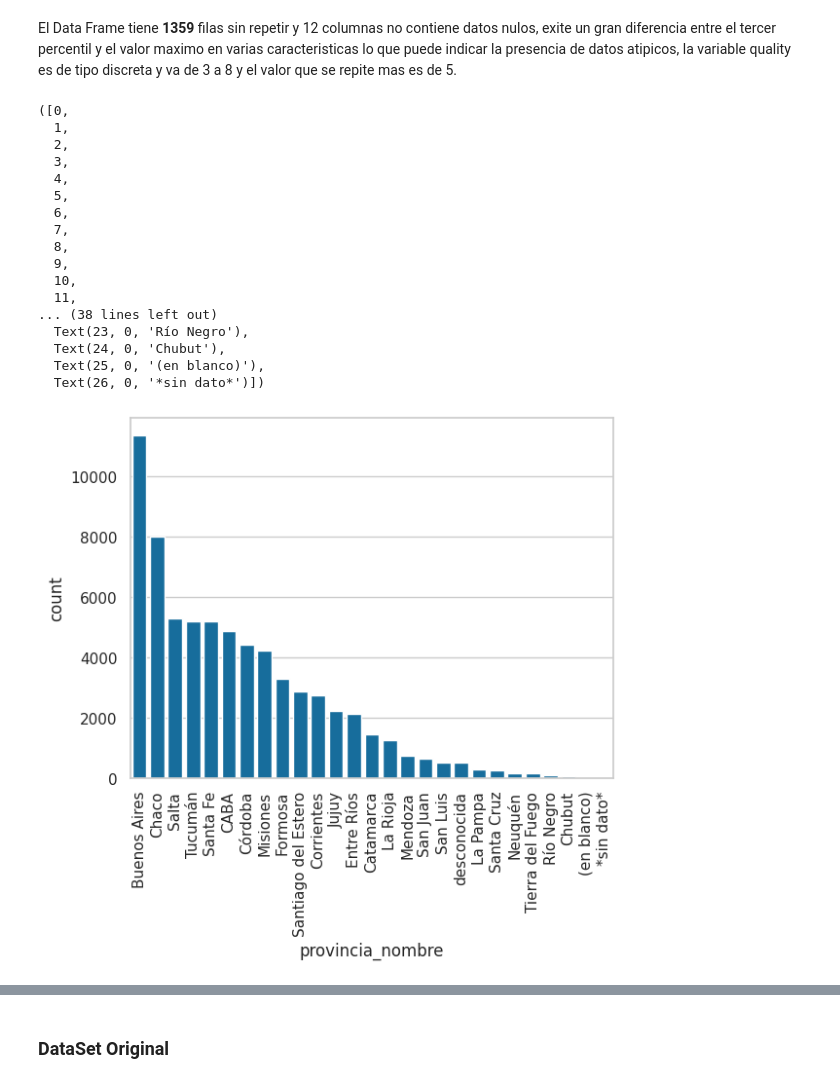
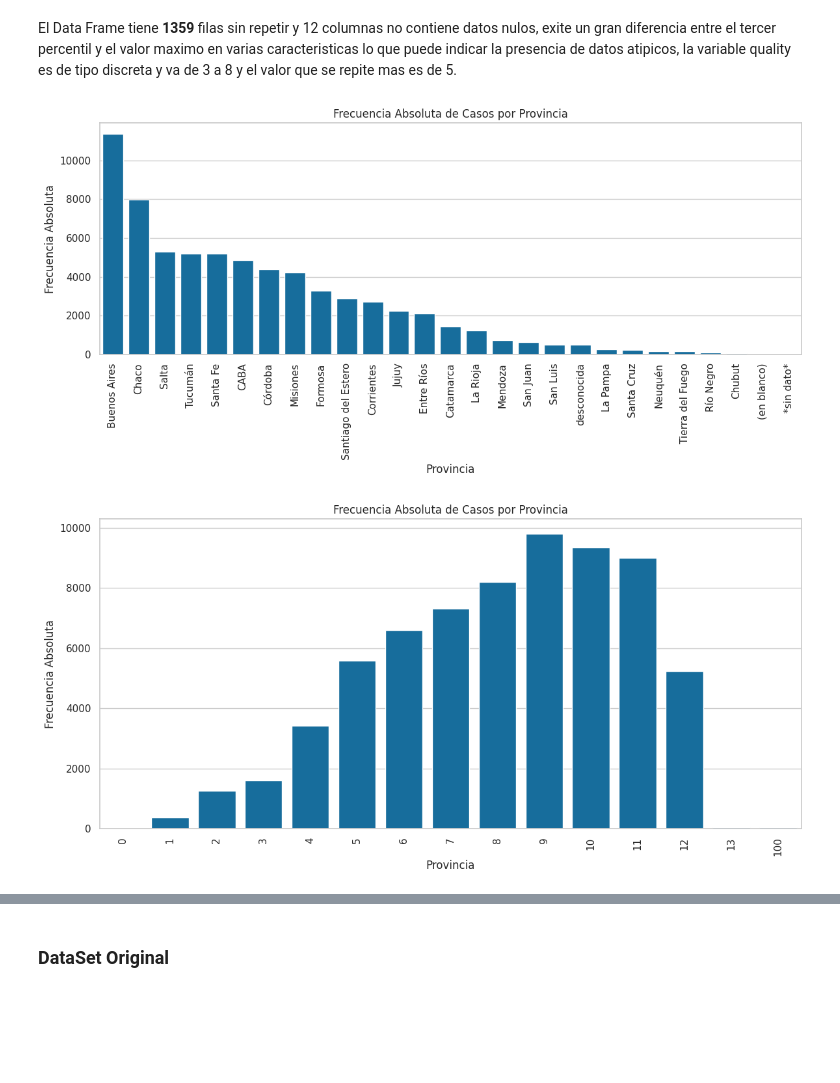
Before and after one commit to migue212852/SistemaSalud, a Jupyter notebook: Análisis_Casos_de_Dengue_en_Arg.ipynb, the cells around one changed output, grey strips where cells are left out. Saved outputs shown, nothing was run; the diff lists cells and outputs as text; code cells hidden in the pictures; blank space fills up the shorter version.

```diff
--- a/Análisis_Casos_de_Dengue_en_Arg.ipynb
+++ b/Análisis_Casos_de_Dengue_en_Arg.ipynb
@@ -251,27 +288,39 @@ df['anio'].value_counts()
 dtype: int64
 # %% [markdown]
 El Data Frame tiene **1359** filas sin repetir y 12 columnas no contiene datos nulos, exite un gran diferencia entre el tercer percentil y el valor maximo en varias caracteristicas lo que puede indicar la presencia de datos atipicos, la variable quality es de tipo discreta y va de 3 a 8 y el valor que se repite mas es de 5.
-# %%
-sns.set(style="whitegrid", palette="colorblind")
-
-sns.countplot(data=df, x='provincia_nombre', order=df['provincia_nombre'].value_counts().index)
-plt.xticks(rotation=90)
-# %% [output]
-([0,
-  1,
-  2,
-  3,
-  4,
-  5,
-  6,
-  7,
-  8,
-  9,
-  10,
-  11,
-... (38 lines left out)
-  Text(23, 0, 'Río Negro'),
-  Text(24, 0, 'Chubut'),
-  Text(25, 0, '(en blanco)'),
-  Text(26, 0, '*sin dato*')])
-[figure, removed]
+# %%
+# Crear un gráfico de barras ordenado por frecuencia
+plt.figure(figsize=(12, 6))  # Ajustar el tamaño de la figura
+sns.countplot(data=df, x='provincia_nombre', order=df['provincia_nombre'].value_counts().index)
+
+# Rotar las etiquetas del eje X para mayor claridad
+plt.xticks(rotation=90)
+
+# Agregar título y etiquetas a los ejes
+plt.title('Frecuencia Absoluta de Casos por Provincia')
+plt.xlabel('Provincia')
+plt.ylabel('Frecuencia Absoluta')
+
+# Mostrar el gráfico
+plt.tight_layout()  # Ajustar los márgenes para evitar solapamientos
+plt.show()
+# %% [output]
+[figure, added]
+# %%
+# Crear un gráfico de barras ordenado por frecuencia
+plt.figure(figsize=(12, 6))  # Ajustar el tamaño de la figura
+sns.countplot(data=df, x='grupo_edad_id')#, order=df['grupo_edad_id'].value_counts().index)
+
+# Rotar las etiquetas del eje X para mayor claridad
+plt.xticks(rotation=90)
+
+# Agregar título y etiquetas a los ejes
+plt.title('Frecuencia Absoluta de Casos por Provincia')
+plt.xlabel('Provincia')
+plt.ylabel('Frecuencia Absoluta')
+
+# Mostrar el gráfico
+plt.tight_layout()  # Ajustar los márgenes para evitar solapamientos
+plt.show()
+# %% [output]
+[figure, added]
```
Also changed, not shown: parts of 15 cells of this notebook.
